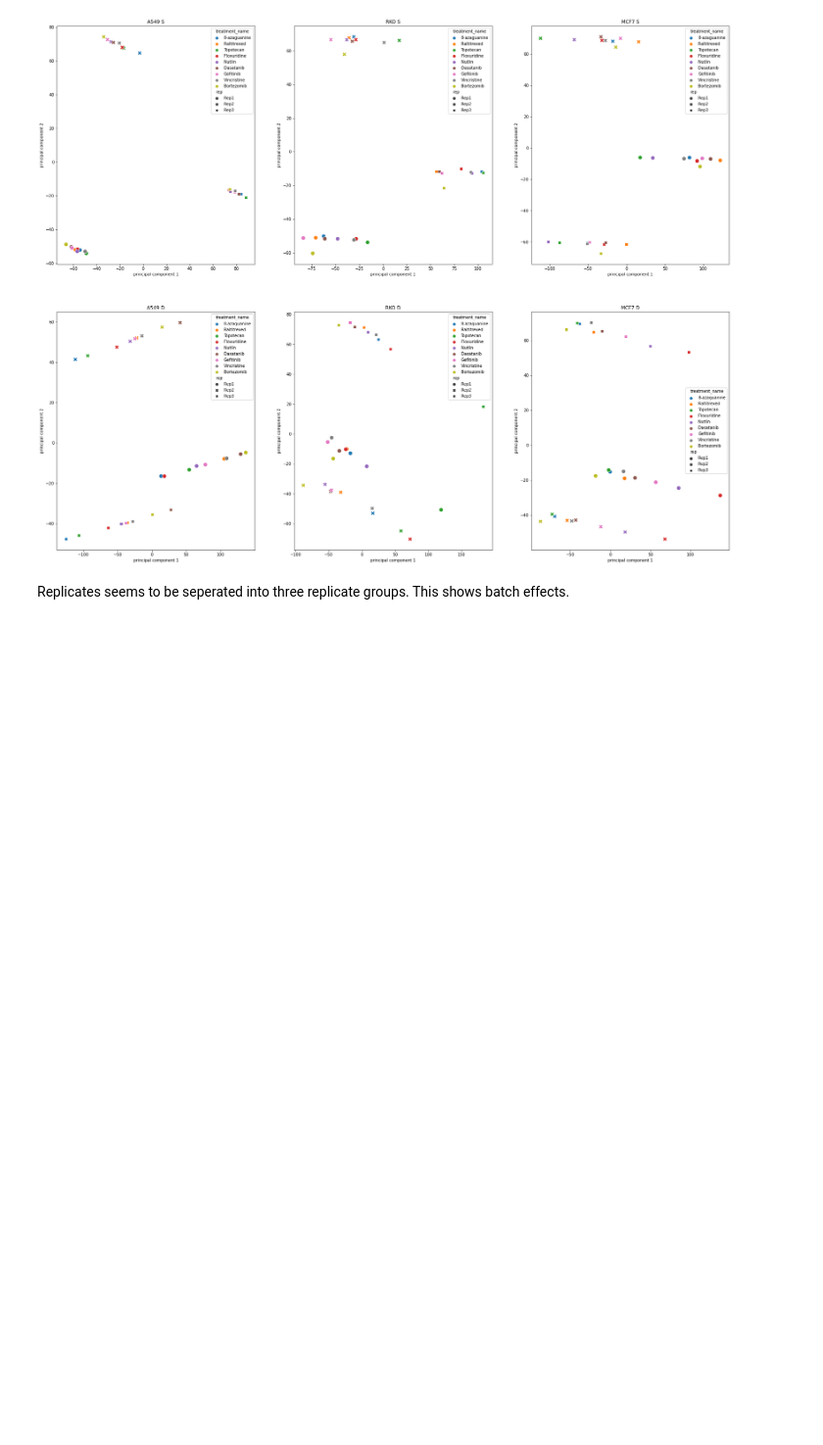
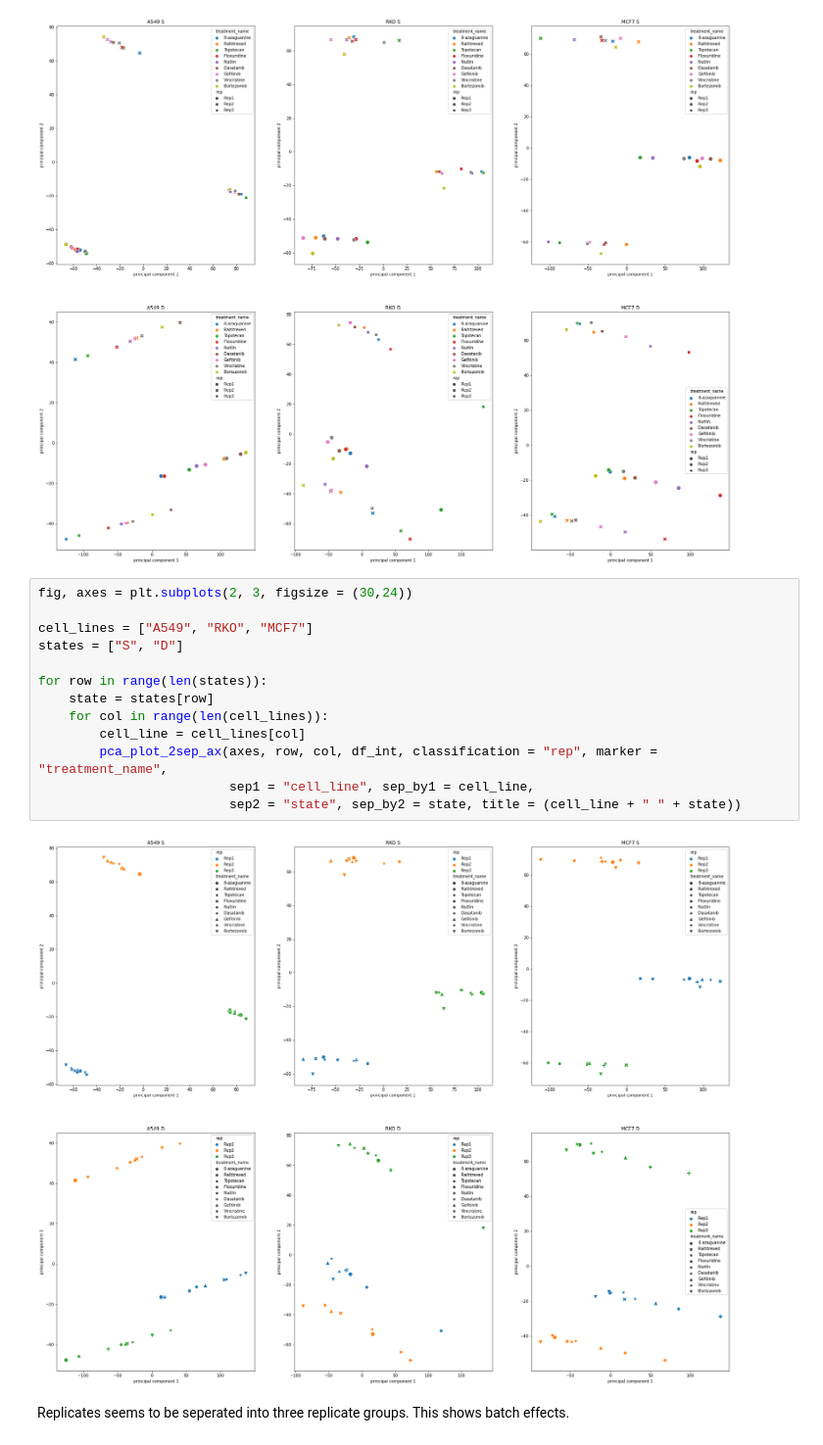
Before and after one commit to patruong/lifeAndDeath, a Jupyter notebook: scripts/proteinGroup_analysis_20210321-2.ipynb, the cells around one changed output. Shown at 98% size. Drawn from its saved outputs; the diff is of its cells as text; blank space fills up the shorter version.

```diff
--- a/scripts/proteinGroup_analysis_20210321-2.ipynb
+++ b/scripts/proteinGroup_analysis_20210321-2.ipynb
@@ -316,5 +316,20 @@ for row in range(len(states)):
                          sep2 = "state", sep_by2 = state, title = (cell_line + " " + state))
 # %% [output]
 [figure]
+# %%
+fig, axes = plt.subplots(2, 3, figsize = (30,24))
+
+cell_lines = ["A549", "RKO", "MCF7"]
+states = ["S", "D"]
+
+for row in range(len(states)):
+    state = states[row]
+    for col in range(len(cell_lines)):
+        cell_line = cell_lines[col]
+        pca_plot_2sep_ax(axes, row, col, df_int, classification = "rep", marker = "treatment_name",
+                         sep1 = "cell_line", sep_by1 = cell_line,
+                         sep2 = "state", sep_by2 = state, title = (cell_line + " " + state))
+# %% [output]
+[figure, added]
 # %% [markdown]
 Replicates seems to be seperated into three replicate groups. This shows batch effects.
```
Also changed, not shown: parts of 5 cells of this notebook.
